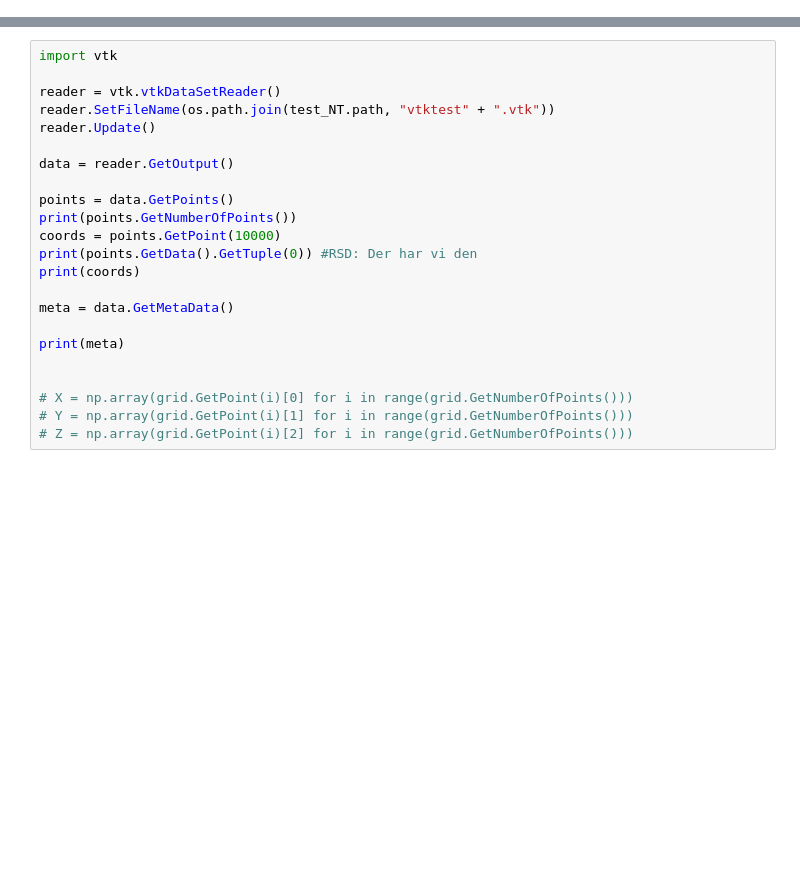
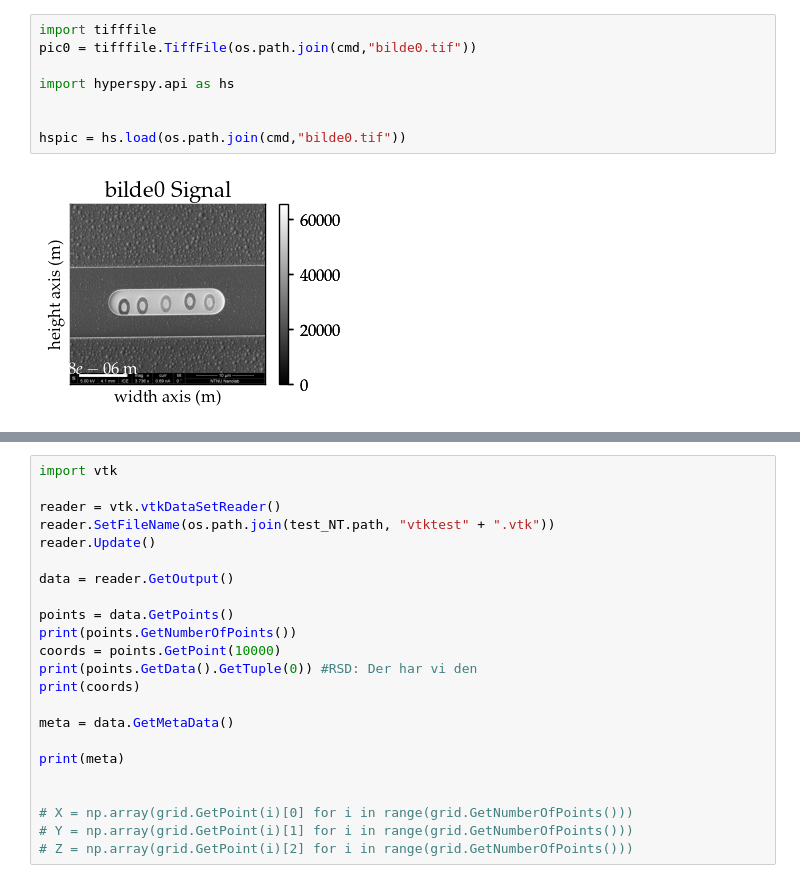
Before and after one commit to RubenDragland/WallPY, a Jupyter notebook: wallpy_test.ipynb, the cells around one changed output, grey strips where cells are left out. Cells and saved outputs as stored; diff of their text form; blank space fills up the shorter version.

```diff
--- a/wallpy_test.ipynb
+++ b/wallpy_test.ipynb
@@ -21,3 +57,13 @@ import matplotlib.pyplot as plt
+# %%
+import tifffile
+pic0 = tifffile.TiffFile(os.path.join(cmd,"bilde0.tif"))
+
+import hyperspy.api as hs
+
+
+hspic = hs.load(os.path.join(cmd,"bilde0.tif"))
+# %% [output]
+[figure, added]
 # %%
 cmd = os.path.dirname(sys.path[0])
 datafile = CypherFile(path=cmd, filename = 'sample_89M10000')
```
Also changed, not shown: parts of 3 cells of this notebook, 6 other files.
